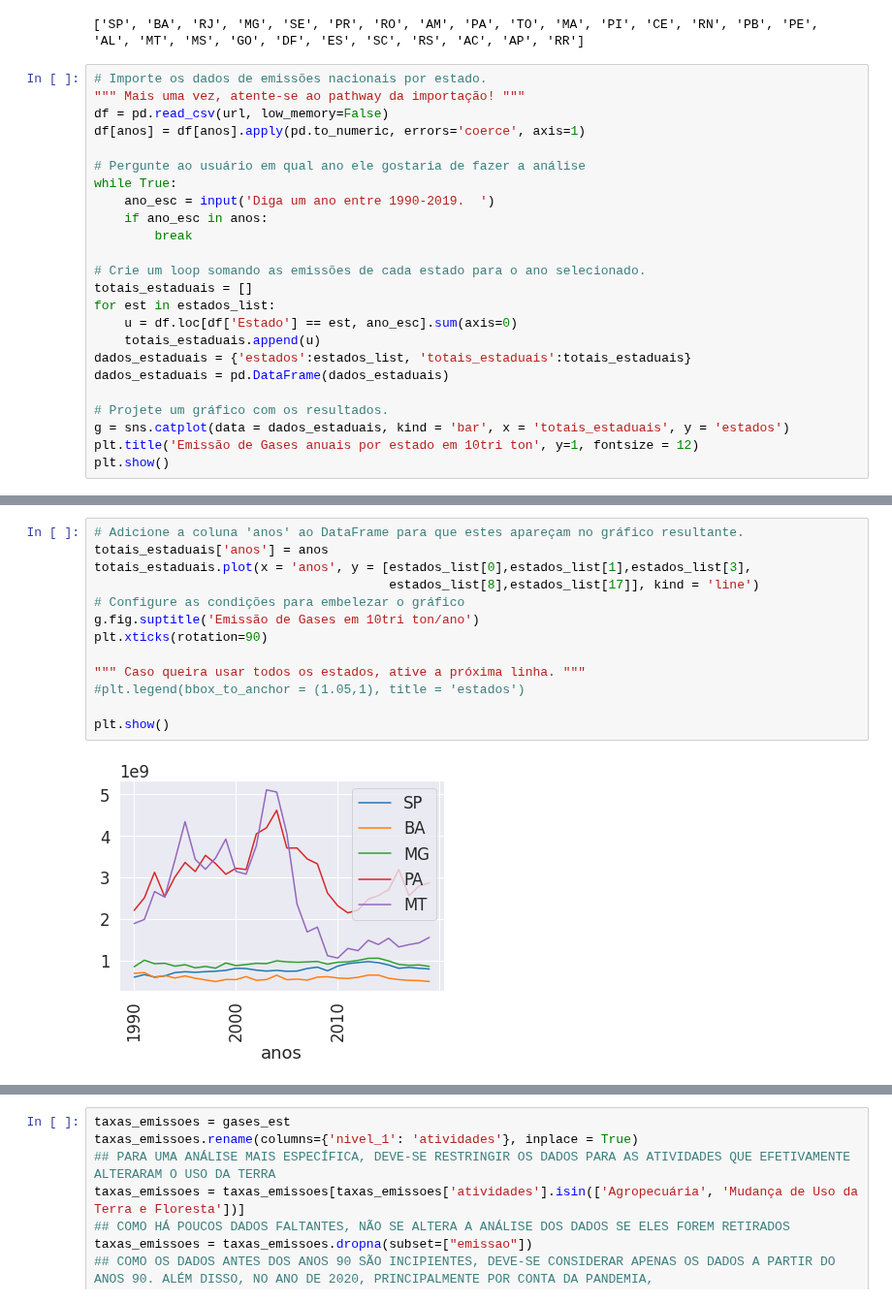
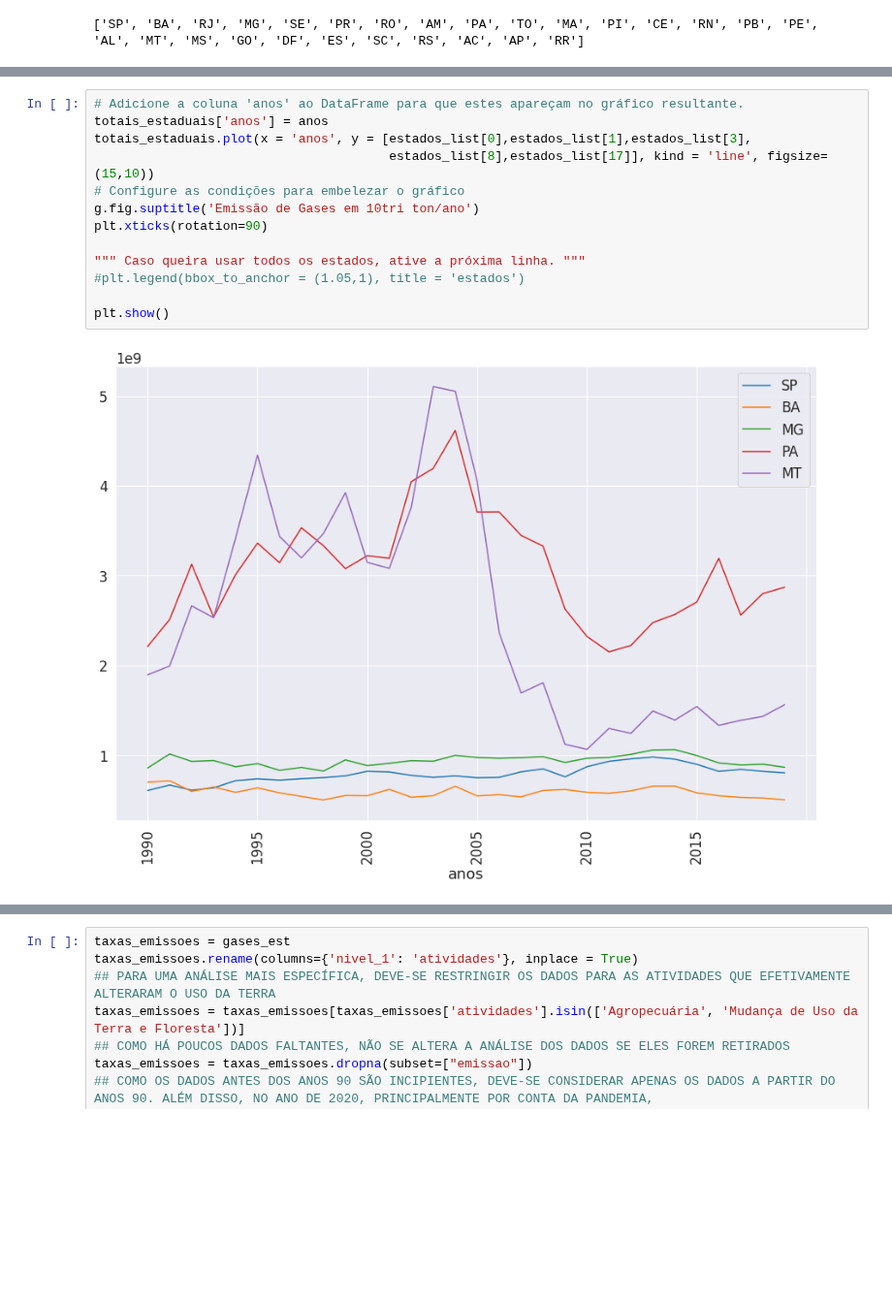
Before and after one commit to Rafaeco/Rafaeco, a Jupyter notebook: Projeto_Final_Dev.ipynb, the cells around one changed output, grey strips where cells are left out. Shown at 97% size. Cells and saved outputs as stored; diff of their text form; blank space fills up the shorter version.

```diff
--- a/Projeto_Final_Dev.ipynb
+++ b/Projeto_Final_Dev.ipynb
@@ -555,27 +517,3 @@ estados_list = list(estados_dict.keys())
 print(estados_list)
 # %% [output]
 ['SP', 'BA', 'RJ', 'MG', 'SE', 'PR', 'RO', 'AM', 'PA', 'TO', 'MA', 'PI', 'CE', 'RN', 'PB', 'PE', 'AL', 'MT', 'MS', 'GO', 'DF', 'ES', 'SC', 'RS', 'AC', 'AP', 'RR']
-# %%
-# Importe os dados de emissões nacionais por estado.
-""" Mais uma vez, atente-se ao pathway da importação! """
-df = pd.read_csv(url, low_memory=False)
-df[anos] = df[anos].apply(pd.to_numeric, errors='coerce', axis=1)
-
-# Pergunte ao usuário em qual ano ele gostaria de fazer a análise
-while True:
-    ano_esc = input('Diga um ano entre 1990-2019.  ')
-    if ano_esc in anos:
-        break
-
-# Crie um loop somando as emissões de cada estado para o ano selecionado.
-totais_estaduais = []
-for est in estados_list:
-    u = df.loc[df['Estado'] == est, ano_esc].sum(axis=0)
-    totais_estaduais.append(u)
-dados_estaduais = {'estados':estados_list, 'totais_estaduais':totais_estaduais}
-dados_estaduais = pd.DataFrame(dados_estaduais)
-
-# Projete um gráfico com os resultados.
-g = sns.catplot(data = dados_estaduais, kind = 'bar', x = 'totais_estaduais', y = 'estados')
-plt.title('Emissão de Gases anuais por estado em 10tri ton', y=1, fontsize = 12)
-plt.show()
@@ -616,18 +551,18 @@ print(totais_estaduais.head())
 # %%
 # Adicione a coluna 'anos' ao DataFrame para que estes apareçam no gráfico resultante.
 totais_estaduais['anos'] = anos
 totais_estaduais.plot(x = 'anos', y = [estados_list[0],estados_list[1],estados_list[3],
-                                       estados_list[8],estados_list[17]], kind = 'line')
+                                       estados_list[8],estados_list[17]], kind = 'line', figsize=(15,10))
 # Configure as condições para embelezar o gráfico
 g.fig.suptitle('Emissão de Gases em 10tri ton/ano')
 plt.xticks(rotation=90)
 
 """ Caso queira usar todos os estados, ative a próxima linha. """
 #plt.legend(bbox_to_anchor = (1.05,1), title = 'estados')
 
 plt.show()
 # %% [output]
-[figure, old version]
+[figure, new version]
 # %%
 # Faça o mesmo processo feito com os estados, mas agora filtrando para cada gás emitido.
 gases_dict = {}
```
Also changed, not shown: parts of 24 cells of this notebook.
